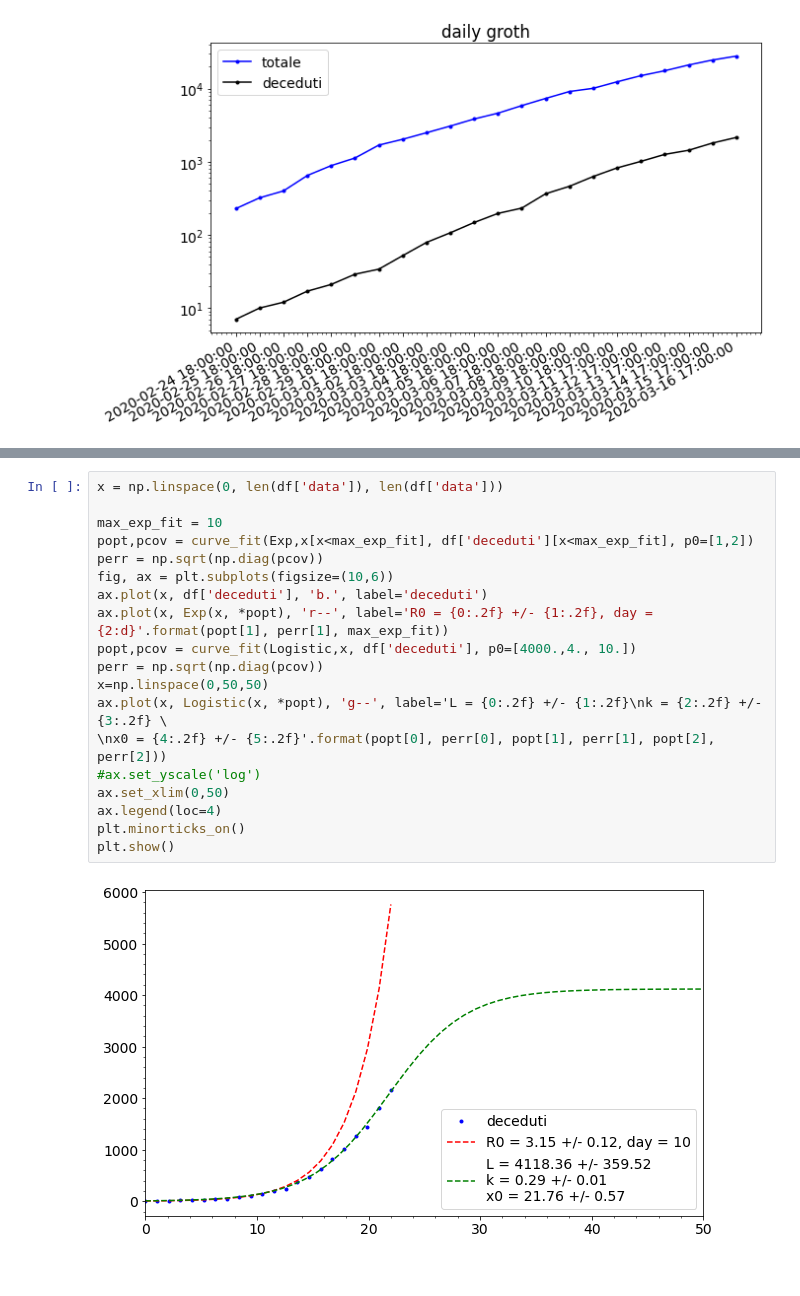
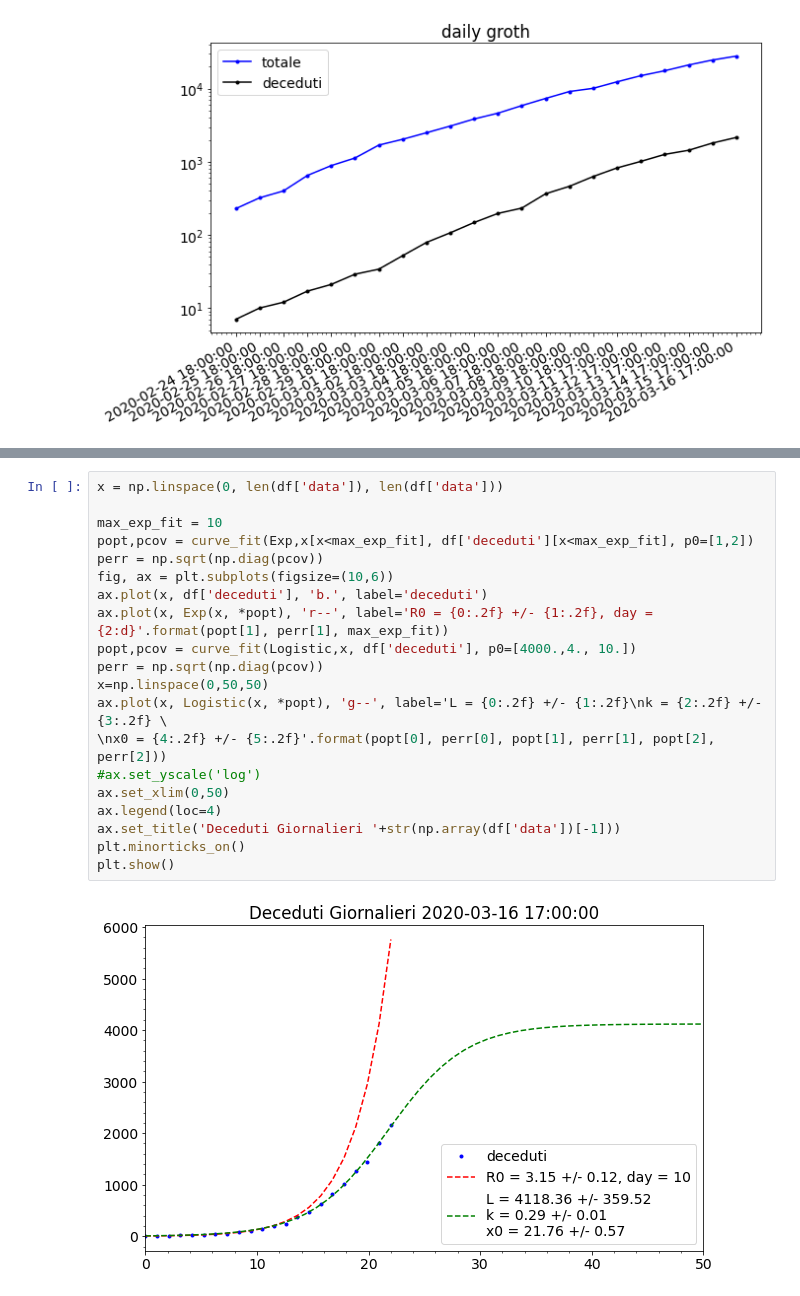
Before and after one commit to lorenzopaolucci/studenti, a Jupyter notebook: covid19.ipynb, the cells around one changed output, grey strips where cells are left out. Saved outputs shown, nothing was run; the diff lists cells and outputs as text.

```diff
--- a/covid19.ipynb
+++ b/covid19.ipynb
@@ -71,21 +76,22 @@ plt.show()
 # %%
 x = np.linspace(0, len(df['data']), len(df['data']))
 
 max_exp_fit = 10
 popt,pcov = curve_fit(Exp,x[x<max_exp_fit], df['deceduti'][x<max_exp_fit], p0=[1,2])
 perr = np.sqrt(np.diag(pcov))
 fig, ax = plt.subplots(figsize=(10,6))
 ax.plot(x, df['deceduti'], 'b.', label='deceduti')
 ax.plot(x, Exp(x, *popt), 'r--', label='R0 = {0:.2f} +/- {1:.2f}, day = {2:d}'.format(popt[1], perr[1], max_exp_fit))
 popt,pcov = curve_fit(Logistic,x, df['deceduti'], p0=[4000.,4., 10.])
 perr = np.sqrt(np.diag(pcov))
 x=np.linspace(0,50,50)
 ax.plot(x, Logistic(x, *popt), 'g--', label='L = {0:.2f} +/- {1:.2f}\nk = {2:.2f} +/- {3:.2f} \
 \nx0 = {4:.2f} +/- {5:.2f}'.format(popt[0], perr[0], popt[1], perr[1], popt[2], perr[2]))
 #ax.set_yscale('log')
 ax.set_xlim(0,50)
 ax.legend(loc=4)
+ax.set_title('Deceduti Giornalieri '+str(np.array(df['data'])[-1]))
 plt.minorticks_on()
 plt.show()
 # %% [output]
-[figure, old version]
+[figure, new version]
```
Also changed, not shown: parts of 3 cells of this notebook.
